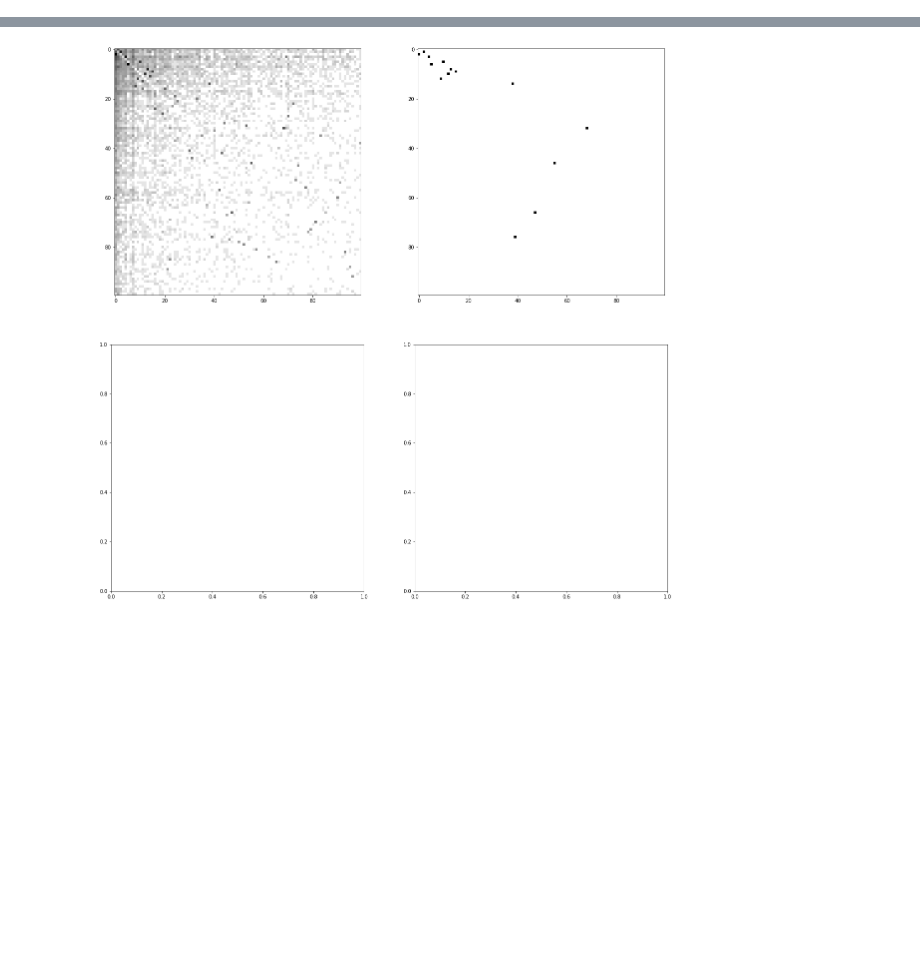
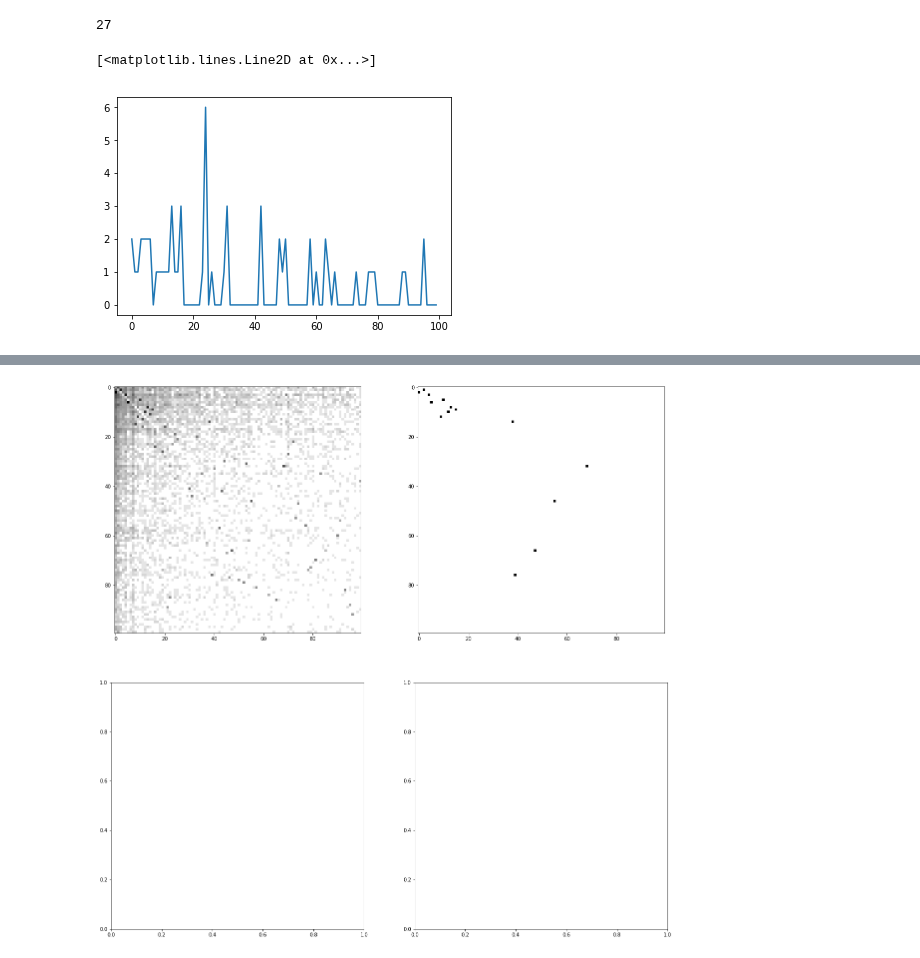
Before and after one commit to rykachevskiy/CRISPR, a Jupyter notebook: environmental/slo.ipynb, the cells around one changed output, grey strips where cells are left out. Drawn from its saved outputs; the diff is of its cells as text; code cells hidden in the pictures; blank space fills up the shorter version.

```diff
--- a/environmental/slo.ipynb
+++ b/environmental/slo.ipynb
@@ -127,0 +151,9 @@ grs_m = [rearange(grs[i], old_to_new[i]) for i in range(3)]
+# %%
+(answ_gr[:cut, :cut] > 0).sum()
+# %% [output]
+27
+# %%
+plt.plot((answ_gr > 0).sum(1)[:100])
+# %% [output]
+[<matplotlib.lines.Line2D at 0x...>]
+[figure, added]
```
Also changed, not shown: parts of 16 cells of this notebook.
